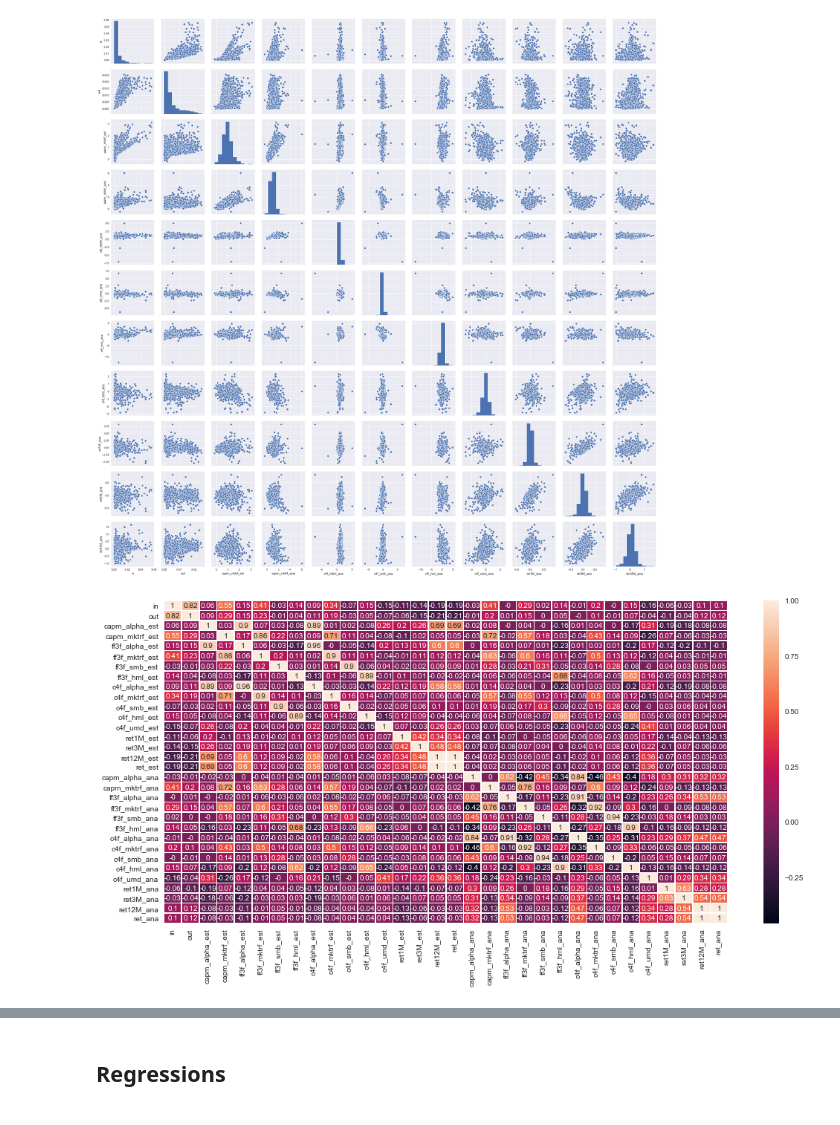
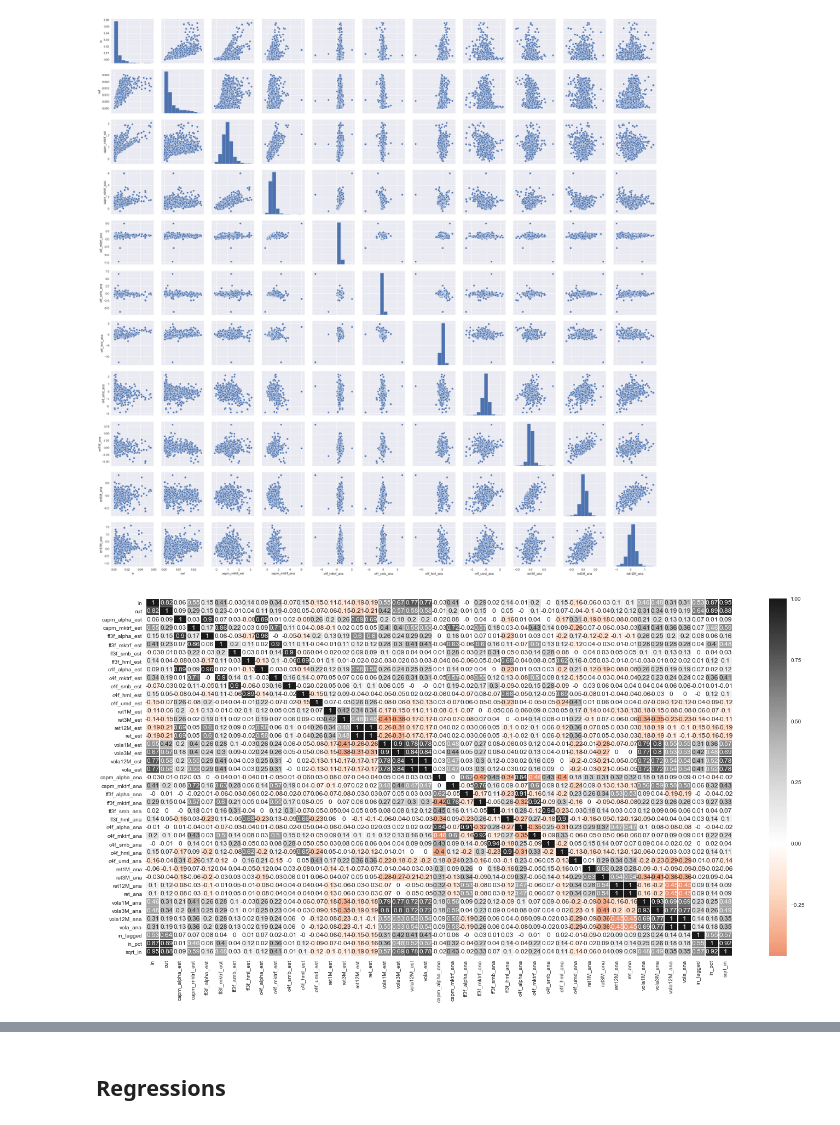
Before and after one commit to felixbrunner/fevd-network, a Jupyter notebook: notebooks/04_regression_analysis.ipynb, the cells around one changed output, grey strips where cells are left out. Saved outputs shown, nothing was run; the diff lists cells and outputs as text; code cells hidden in the pictures.

```diff
--- a/notebooks/04_regression_analysis.ipynb
+++ b/notebooks/04_regression_analysis.ipynb
@@ -31,6 +30,6 @@ pd.set_option('display.float_format', lambda x: '%.4f' % x) #sets decimals to be
 # %%
 #sns.set()
-#sns.set(rc={'figure.figsize': (17, 6)})
+sns.set(rc={'figure.figsize': (17, 6)})
 # %%
 #plt.style.use('fivethirtyeight')
 plt.style.use('seaborn')
@@ -72,8 +75,7 @@ sns.pairplot(df_merged.loc[:,['in','out','capm_mktrf_est','capm_mktrf_ana','c4f_
 plt.show()
 # %% [output]
 [figure]
-# %%
-sns.heatmap(df_merged.corr().round(2), annot=True, linewidths=.5)
-plt.show()
-# %% [output]
-[figure, removed]
+# %%
+_ = df_merged.plot_corr(figsize=[24,12])
+# %% [output]
+[figure, added]
```
Also changed, not shown: parts of 22 cells of this notebook, 54 other files.
